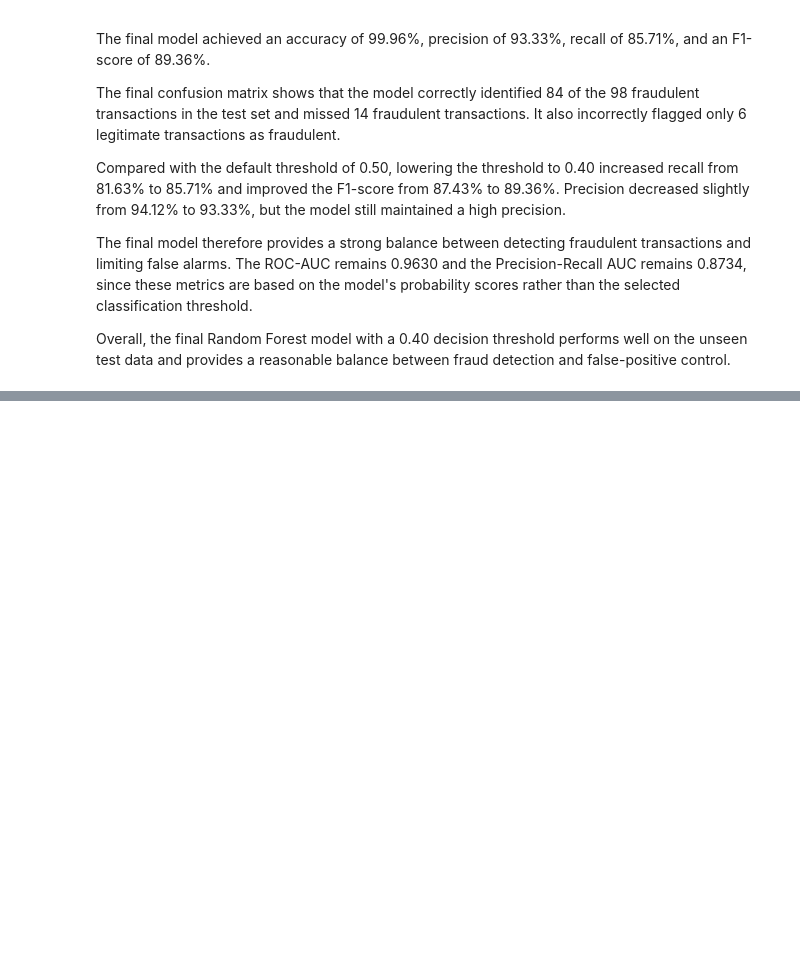
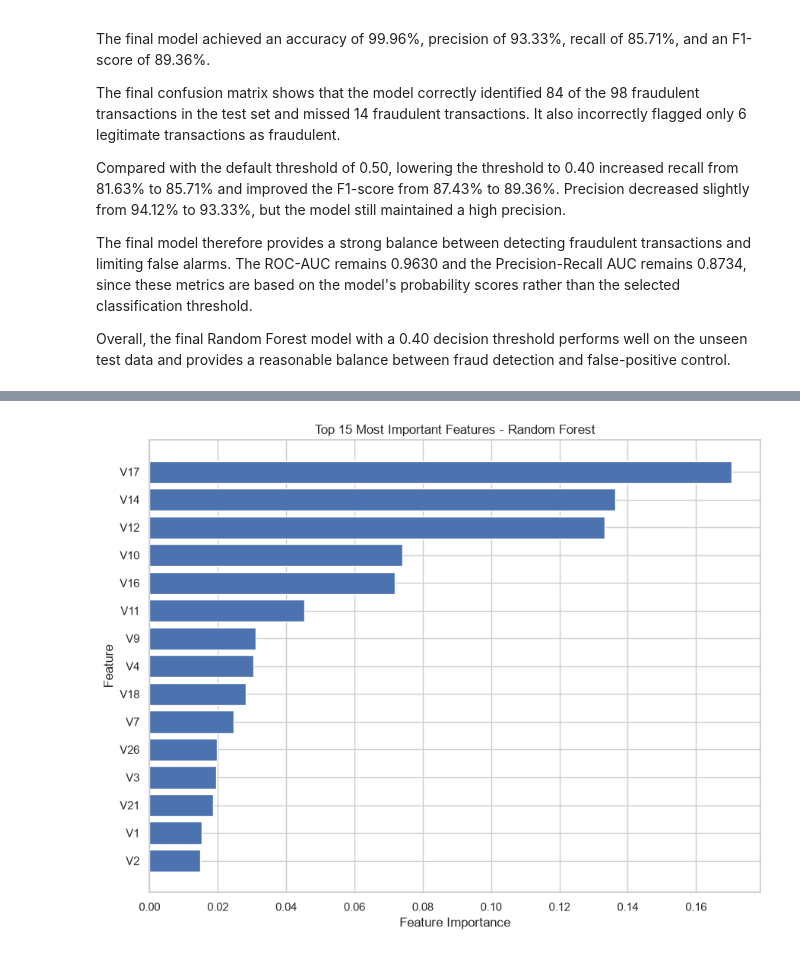
Before and after one commit to humairathameem/FraudGuard-Credit-Card-Fraud-Detection, a Jupyter notebook: Notebooks/Credit_card_fraud_detection.ipynb, the cells around one changed output, grey strips where cells are left out. Cells and saved outputs as stored; diff of their text form; code cells hidden in the pictures; blank space fills up the shorter version.

```diff
--- a/Notebooks/Credit_card_fraud_detection.ipynb
+++ b/Notebooks/Credit_card_fraud_detection.ipynb
@@ -2455,0 +2656,14 @@ Overall, the final Random Forest model with a 0.40 decision threshold performs w
+# %%
+# Get the feature importance values from the Random Forest model
+feature_importance = pd.DataFrame({
+    "Feature": X_train_scaled.columns,
+    "Importance": rf_model.feature_importances_
+})
+
+# Sort features from most to least important
+feature_importance = feature_importance.sort_values(
+    by="Importance",
+    ascending=False
+)
+
+display(feature_importance.head(15).round(4))
@@ -2455,0 +2687,22 @@ Overall, the final Random Forest model with a 0.40 decision threshold performs w
+# %%
+# Select the 15 most important features
+top_features = feature_importance.head(15).sort_values(
+    by="Importance"
+)
+
+plt.figure(figsize=(9, 7))
+
+plt.barh(
+    top_features["Feature"],
+    top_features["Importance"]
+)
+
+plt.title("Top 15 Most Important Features - Random Forest")
+plt.xlabel("Feature Importance")
+plt.ylabel("Feature")
+
+plt.tight_layout()
+plt.savefig("../Images/feature_importance/top_15_features_random_forest.png")
+plt.show()
+# %% [output]
+[figure, added]
```
Also changed, not shown: parts of 68 cells of this notebook, 33 other files.
